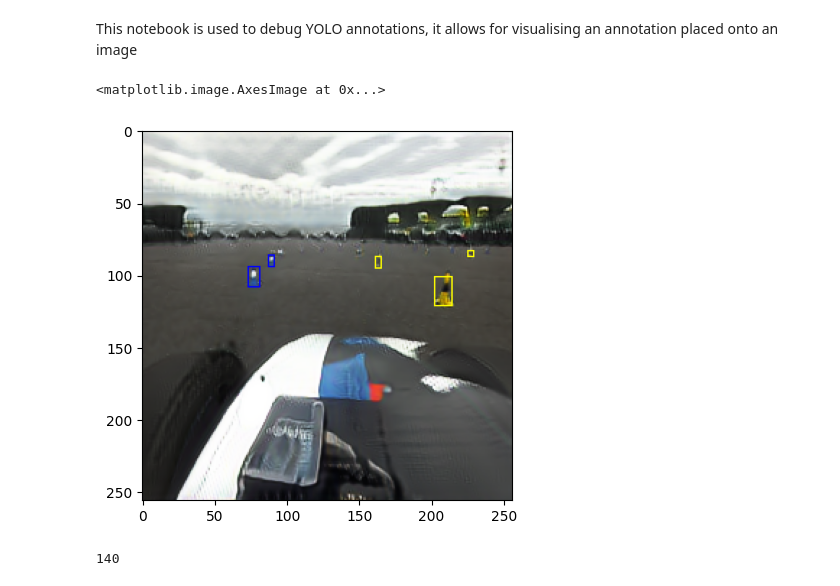
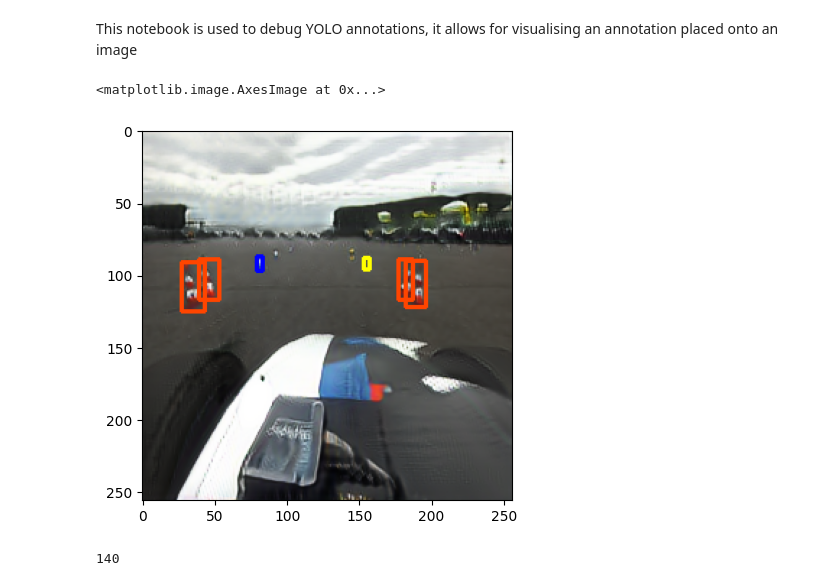
Before and after one commit to aidan-ferguson/autonomous-driving-gen-ai, a Jupyter notebook: data/view_yolo_annotation.ipynb, the cells around one changed output. Drawn from its saved outputs; the diff is of its cells as text; code cells hidden in the pictures.

Commit message:
Added extra sim data evaluation and removed redundant validation step

```diff
--- a/data/view_yolo_annotation.ipynb
+++ b/data/view_yolo_annotation.ipynb
@@ -7,37 +7,37 @@ import numpy as np
 # %%
 # Change these variables as required
 # IMAGE_PATH = "/home/aidan/Desktop/ugent_00038.jpg"
 # YOLO_PATH = "/home/aidan/Desktop/ugent_00038.txt"
-IMAGE_PATH = "/home/aidan/dissertation/sim_dataset/images/frame_10.png"
-YOLO_PATH = "/home/aidan/dissertation/sim_dataset/labels/frame_10_yolo.txt"
-IMAGE_PATH = "/home/aidan/dissertation/dissertation/eval/gan_evaluation_10.03.2024-15.57.48/dataset/train/images/sampled_frame_10.png"
-YOLO_PATH = "/home/aidan/dissertation/dissertation/eval/gan_evaluation_10.03.2024-15.57.48/dataset/train/labels/sampled_frame_10.txt"
+# IMAGE_PATH = "/home/aidan/dissertation/sim_dataset/images/frame_60.png"
+# YOLO_PATH = "/home/aidan/dissertation/sim_dataset/labels/frame_60_yolo.txt"
+IMAGE_PATH = "/home/aidan/dissertation/dissertation/eval/sim_evaluation_13.03.2024-21.04.40/dataset/train/images/sampled_frame_0.png"
+YOLO_PATH = "/home/aidan/dissertation/dissertation/eval/sim_evaluation_13.03.2024-21.04.40/dataset/train/labels/sampled_frame_0.txt"
 #######
 
 CLASS_COL_MAP = {
     0: (0,0,255),
     1: (255,165,0),
     2: (255,69,0),
     3: (255,255,0),
 }
 
 img = cv2.cvtColor(cv2.imread(IMAGE_PATH), cv2.COLOR_BGR2RGB)
 with open(YOLO_PATH, "r") as file:
     yolo = [list(map(float, line.split(' '))) for line in file.readlines()]
 
 for annotation in yolo:
     x1, y1 = (int(annotation[1]*img.shape[1]), int(annotation[2]*img.shape[0]))
     width, height = (int(annotation[3]*img.shape[1]), int(annotation[4]*img.shape[0]))
 
     # width += 4
     # height += 4
 
-    img = cv2.rectangle(img, (x1-(width//2), y1-(height//2)), (x1+(width//2), y1+(height//2)), CLASS_COL_MAP[int(annotation[0])], 0)
+    img = cv2.rectangle(img, (x1-(width//2), y1-(height//2)), (x1+(width//2), y1+(height//2)), CLASS_COL_MAP[int(annotation[0])], 2)
 
 plt.imshow(img)
 # %% [output]
 <matplotlib.image.AxesImage at 0x...>
-[figure, old version]
+[figure, new version]
 # %%
 803 - 663
 # %% [output]
```
Also changed, not shown: 2 other files.
